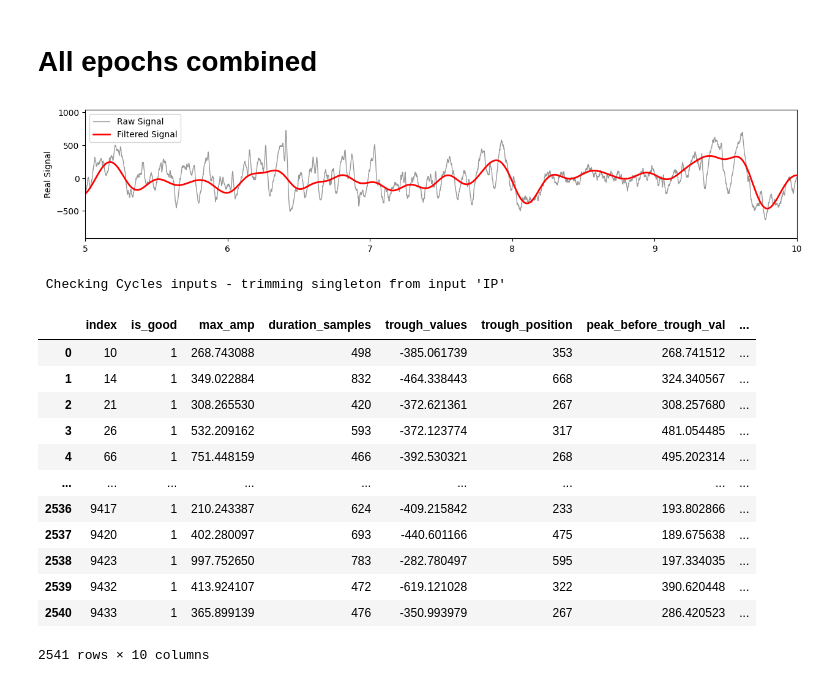
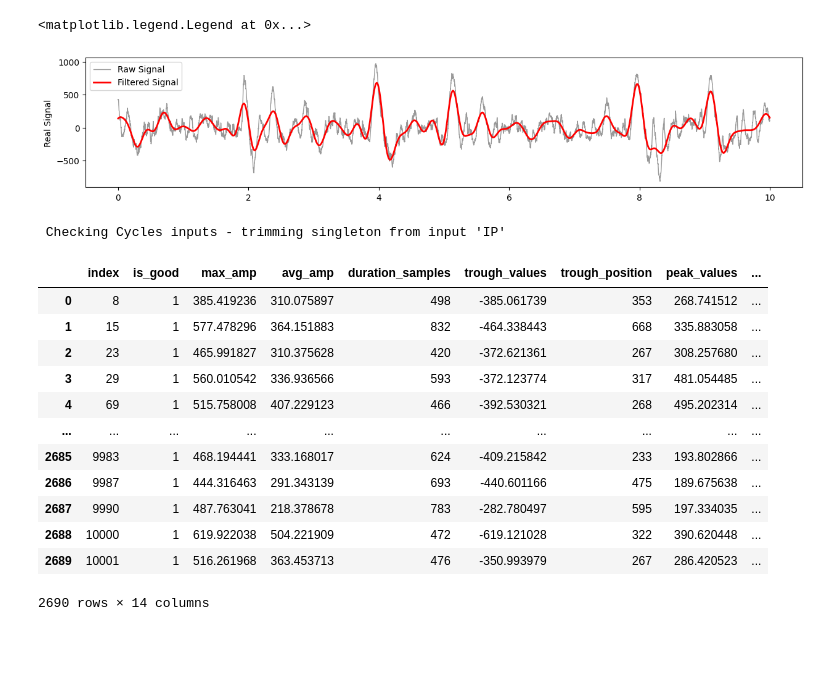
Before and after one commit to AbdelRayan/AutomaticSleepScoring, a Jupyter notebook: Nikhil/Delta_Detection.ipynb, the cells around one changed output. Saved outputs shown, nothing was run; the diff lists cells and outputs as text; code cells hidden in the pictures; blank space fills up the shorter version.

```diff
--- a/Nikhil/Delta_Detection.ipynb
+++ b/Nikhil/Delta_Detection.ipynb
@@ -195,10 +166,0 @@ array([[ 873, 1592],
-# %%
-fs = 1000 # Sampling rate/frequency
-n_cycles = 3
-nrem_data = []
-nrem_filtered_data = []
-for start, end in tqdm(nrem_epochs):
-  pfc_data_part = pfc_data[start*fs:end*fs]
-  delta_sig = filter_signal(pfc_data_part, fs, 'bandpass', (0.1, 6), n_cycles=n_cycles, filter_type='iir', butterworth_order=4, remove_edges=False)
-  nrem_data.append(pfc_data_part)
-  nrem_filtered_data.append(delta_sig)
@@ -312,21 +166,0 @@ for ii in range(ncycles):
-# %%
-all_ctrl_points_values = pd.DataFrame(columns=['epoch','peak','first_zero','trough','second_zero'])
-for epoch in range(len(all_cycles)):
-  ctrl_points = all_ctrl_points[epoch]
-  cycles = all_cycles[epoch]
-
-  ctrl_points_values = []
-  start = 0
-  for ii in range(len(ctrl_points)):
-      cycle = cycles[ii]
-      row = [epoch]
-      for jj in range(1,5):
-          if np.isfinite(ctrl_points[ii, jj]):
-            row.append(cycle[int(ctrl_points[ii, jj])])
-          else:
-            row.append(None)
-      ctrl_points_values.append(row)
-      start += len(cycle)
-  ctrl_points_values = pd.DataFrame(ctrl_points_values, columns=['epoch','peak','first_zero','trough','second_zero'])
-  # print(ctrl_points_values)
-  all_ctrl_points_values = pd.concat([all_ctrl_points_values, ctrl_points_values], ignore_index=True)
@@ -355,5 +167,3 @@ plt.ylabel('Trough values');
-# %% [markdown]
-# All epochs combined
 # %%
 # Joining all the NREM epochs and filtering the Delta band
 
@@ -368,19 +178,20 @@ nrem_filtered_data = filter_signal(nrem_data, fs, 'bandpass', (0.1, 4), n_cycles
 # For testing, subset data
 # nrem_filtered_data = nrem_filtered_data[:fs*60*10]
 # %%
-# Plot NREM filtered data
+# Plot NREM filtered data (10 sec window)
 
-start = 0 # Start position for signal
+start = fs*200 # Start position for signal
+length = 10
 
-t = np.arange(fs*10) / fs
+t = np.arange(fs*length) / fs
 plt.figure(figsize=(15,6))
 plt.subplot(2,1,1)
-plt.plot(t,nrem_data[start:start+fs*10], 'k', label='Raw Signal', alpha=0.4, lw=1)
-plt.plot(t,nrem_filtered_data[start:start+fs*10], 'r', label='Filtered Signal', lw=2)
+plt.plot(t,nrem_data[start:start+fs*length], 'k', label='Raw Signal', alpha=0.4, lw=1)
+plt.plot(t,nrem_filtered_data[start:start+fs*length], 'r', label='Filtered Signal', lw=2)
 plt.ylabel('Real Signal')
 plt.legend()
-plt.xlim((5,10));
 # %% [output]
+<matplotlib.legend.Legend at 0x...>
-[figure, old version]
+[figure, new version]
 # %%
 # Extract Instantaneous phase (IP), frequency and amplitude (from Hilbert Transform)
@@ -459,18 +248,18 @@ C.pick_cycle_subset(conditions)
 # %%
-metrics = C.get_metric_dataframe(subset=True)
+metrics = all_cycles.get_metric_dataframe(subset=True)
 metrics
 # %% [output]
-|  | index | is_good | max_amp | duration_samples | trough_values | trough_position | peak_before_trough_val | ... |
-| 0 | 10 | 1 | 268.743088 | 498 | -385.061739 | 353 | 268.741512 | ... |
-| 1 | 14 | 1 | 349.022884 | 832 | -464.338443 | 668 | 324.340567 | ... |
-| 2 | 21 | 1 | 308.265530 | 420 | -372.621361 | 267 | 308.257680 | ... |
-| 3 | 26 | 1 | 532.209162 | 593 | -372.123774 | 317 | 481.054485 | ... |
-| 4 | 66 | 1 | 751.448159 | 466 | -392.530321 | 268 | 495.202314 | ... |
-| ... | ... | ... | ... | ... | ... | ... | ... | ... |
-| 2536 | 9417 | 1 | 210.243387 | 624 | -409.215842 | 233 | 193.802866 | ... |
-| 2537 | 9420 | 1 | 402.280097 | 693 | -440.601166 | 475 | 189.675638 | ... |
-| 2538 | 9423 | 1 | 997.752650 | 783 | -282.780497 | 595 | 197.334035 | ... |
-| 2539 | 9432 | 1 | 413.924107 | 472 | -619.121028 | 322 | 390.620448 | ... |
-| 2540 | 9433 | 1 | 365.899139 | 476 | -350.993979 | 267 | 286.420523 | ... |
+|  | index | is_good | max_amp | avg_amp | duration_samples | trough_values | trough_position | peak_values | ... |
+| 0 | 8 | 1 | 385.419236 | 310.075897 | 498 | -385.061739 | 353 | 268.741512 | ... |
+| 1 | 15 | 1 | 577.478296 | 364.151883 | 832 | -464.338443 | 668 | 335.883058 | ... |
+| 2 | 23 | 1 | 465.991827 | 310.375628 | 420 | -372.621361 | 267 | 308.257680 | ... |
+| 3 | 29 | 1 | 560.010542 | 336.936566 | 593 | -372.123774 | 317 | 481.054485 | ... |
+| 4 | 69 | 1 | 515.758008 | 407.229123 | 466 | -392.530321 | 268 | 495.202314 | ... |
+| ... | ... | ... | ... | ... | ... | ... | ... | ... | ... |
+| 2685 | 9983 | 1 | 468.194441 | 333.168017 | 624 | -409.215842 | 233 | 193.802866 | ... |
+| 2686 | 9987 | 1 | 444.316463 | 291.343139 | 693 | -440.601166 | 475 | 189.675638 | ... |
+| 2687 | 9990 | 1 | 487.763041 | 218.378678 | 783 | -282.780497 | 595 | 197.334035 | ... |
+| 2688 | 10000 | 1 | 619.922038 | 504.221909 | 472 | -619.121028 | 322 | 390.620448 | ... |
+| 2689 | 10001 | 1 | 516.261968 | 363.453713 | 476 | -350.993979 | 267 | 286.420523 | ... |
-2541 rows × 10 columns
+2690 rows × 14 columns
 # %%
```
Also changed, not shown: parts of 64 cells of this notebook.
